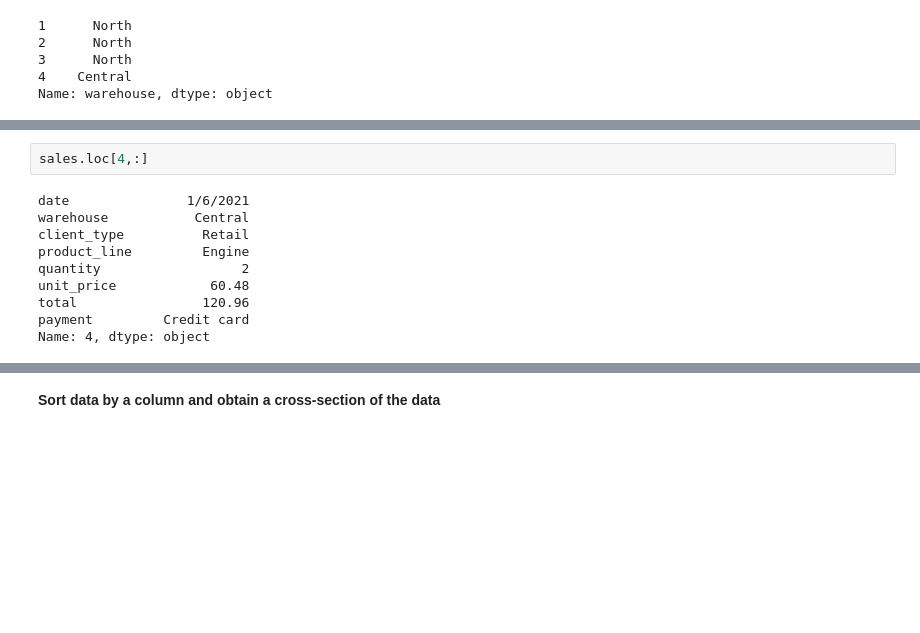
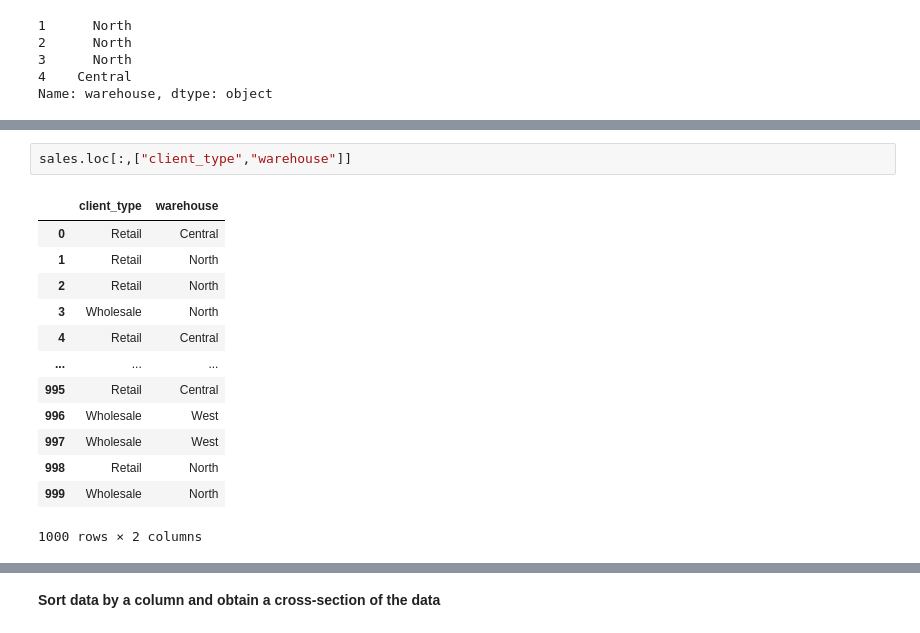
Before and after one commit to adejumoridwan/BDL-Free-Workshop, a Jupyter notebook: Python/Case Study.ipynb, the cells around one changed output, grey strips where cells are left out. Saved outputs shown, nothing was run; the diff lists cells and outputs as text; blank space fills up the shorter version.

```diff
--- a/Python/Case Study.ipynb
+++ b/Python/Case Study.ipynb
@@ -96,13 +91,17 @@ Name: 0, dtype: object
 # %%
-sales.loc[4,:]
+sales.loc[:,["client_type","warehouse"]]
 # %% [output]
+|  | client_type | warehouse |
+| 0 | Retail | Central |
+| 1 | Retail | North |
+| 2 | Retail | North |
+| 3 | Wholesale | North |
+| 4 | Retail | Central |
+| ... | ... | ... |
+| 995 | Retail | Central |
+| 996 | Wholesale | West |
+| 997 | Wholesale | West |
+| 998 | Retail | North |
+| 999 | Wholesale | North |
-date               1/6/2021
-warehouse           Central
-client_type          Retail
-product_line         Engine
-quantity                  2
-unit_price            60.48
-total                120.96
-payment         Credit card
-Name: 4, dtype: object
+1000 rows × 2 columns
 # %% [markdown]
```
Also changed, not shown: parts of 18 cells of this notebook, 2 other files.
